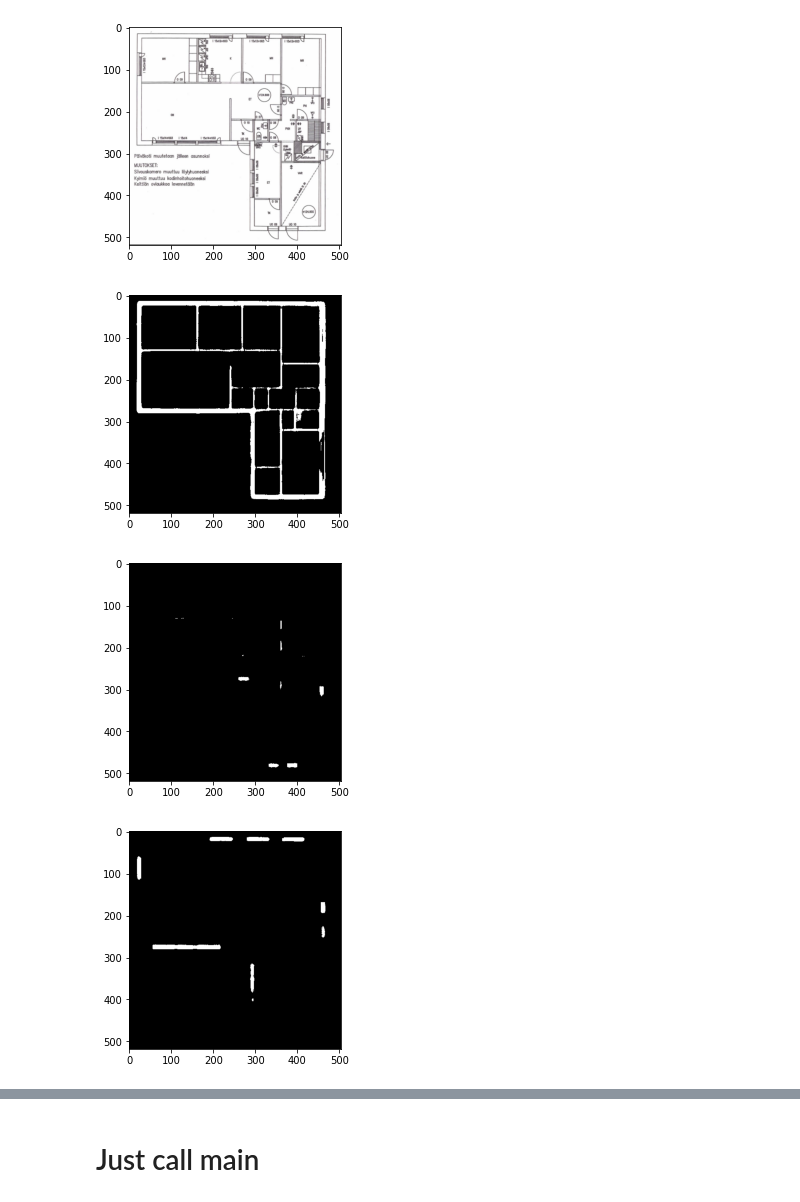
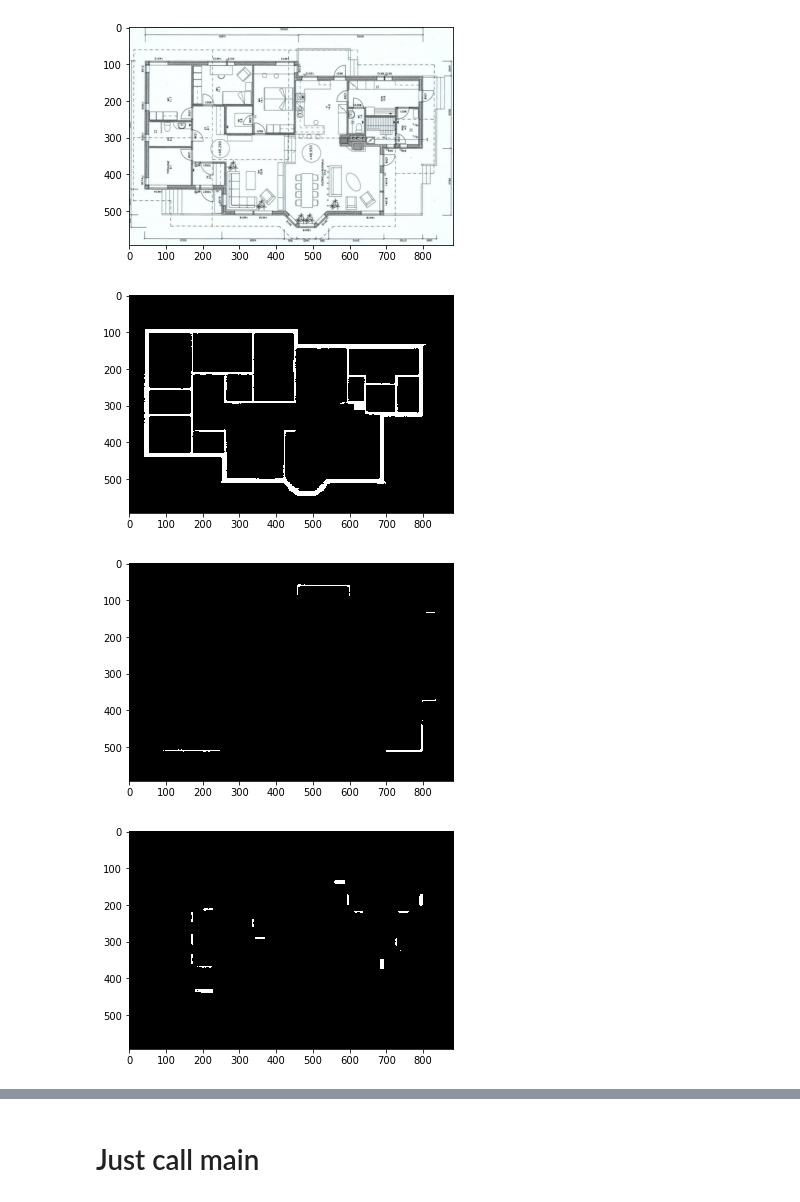
Before and after one commit to joaocmd/Inverse-Algorithmic-Design, a Jupyter notebook: Recognition/debug-brute-force.ipynb, the cells around one changed output, grey strips where cells are left out. Cells and saved outputs as stored; diff of their text form; code cells hidden in the pictures.

Commit message:
Railings and separate qualitative in two notebooks

```diff
--- a/Recognition/debug-brute-force.ipynb
+++ b/Recognition/debug-brute-force.ipynb
@@ -12,32 +12,38 @@ import numpy as np
 
 from utils.image_manipulation import *
 # %%
-original = cv2.imread('../../CubiCasa5k/data/cubicasa5k//high_quality_architectural/22/F1_original.png')
+original = cv2.imread('./original.png')
+# original = cv2.imread('../../CubiCasa5k/data/cubicasa5k/high_quality_architectural/22/F1_original.png')
+# original = cv2.imread('../../CubiCasa5k/data/cubicasa5k/high_quality_architectural/2504/F1_original.png')
 rooms_pred, icons_pred, heatmaps = predict(original)
 
 plt.imshow(original)
 plt.show()
 
 # Structural elements
 walls_closed = as_image(rooms_pred == 2)
-plt.imshow(walls_closed, cmap='gray')
+plt.imshow(walls_closed, cmap='gray', interpolation='none')
+plt.show()
+
+railing_pixels = as_image(rooms_pred == 8)
+plt.imshow(railing_pixels, cmap='gray', interpolation='none')
 plt.show()
 
 doors_pixels = as_image(icons_pred ==  2)
-plt.imshow(doors_pixels, cmap='gray')
+plt.imshow(doors_pixels, cmap='gray', interpolation='none')
 plt.show()
 
 windows_pixels = as_image(icons_pred ==  1)
-plt.imshow(windows_pixels, cmap='gray')
+plt.imshow(windows_pixels, cmap='gray', interpolation='none')
 plt.show()
 # Decorative elements
 closets_pixels = as_image(icons_pred == 3)
 toilets_pixels = as_image(icons_pred == 5)
 sinks_pixels = as_image(icons_pred == 6)
 bathtubs_pixels = as_image(icons_pred == 9)
 ##
 # %% [output]
-[figure, old version]
+[figure, new version]
-[figure, old version]
+[figure, new version]
-[figure, old version]
+[figure, new version]
-[figure, old version]
+[figure, new version]
```
Also changed, not shown: parts of 14 cells of this notebook, 32 other files.
